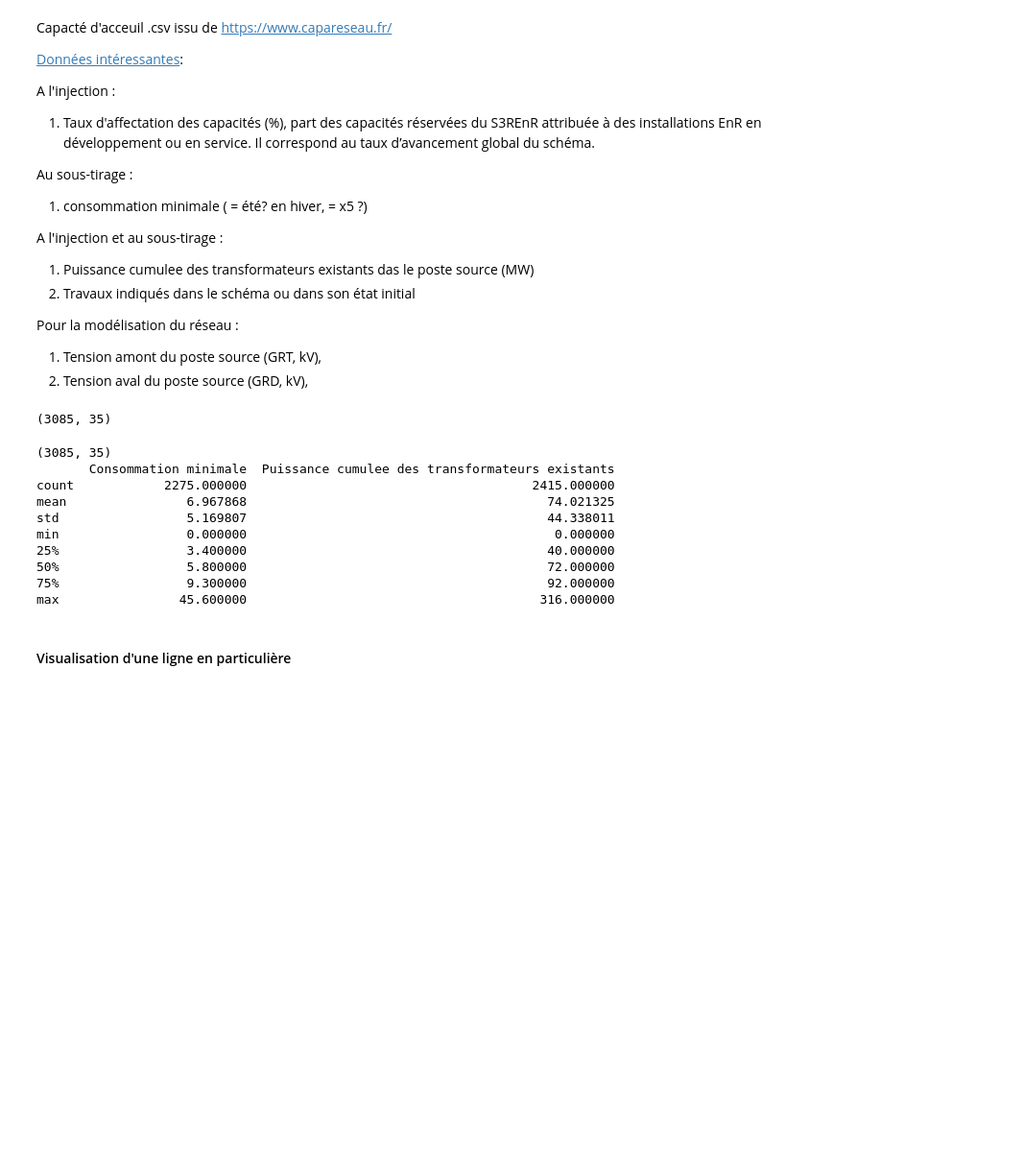
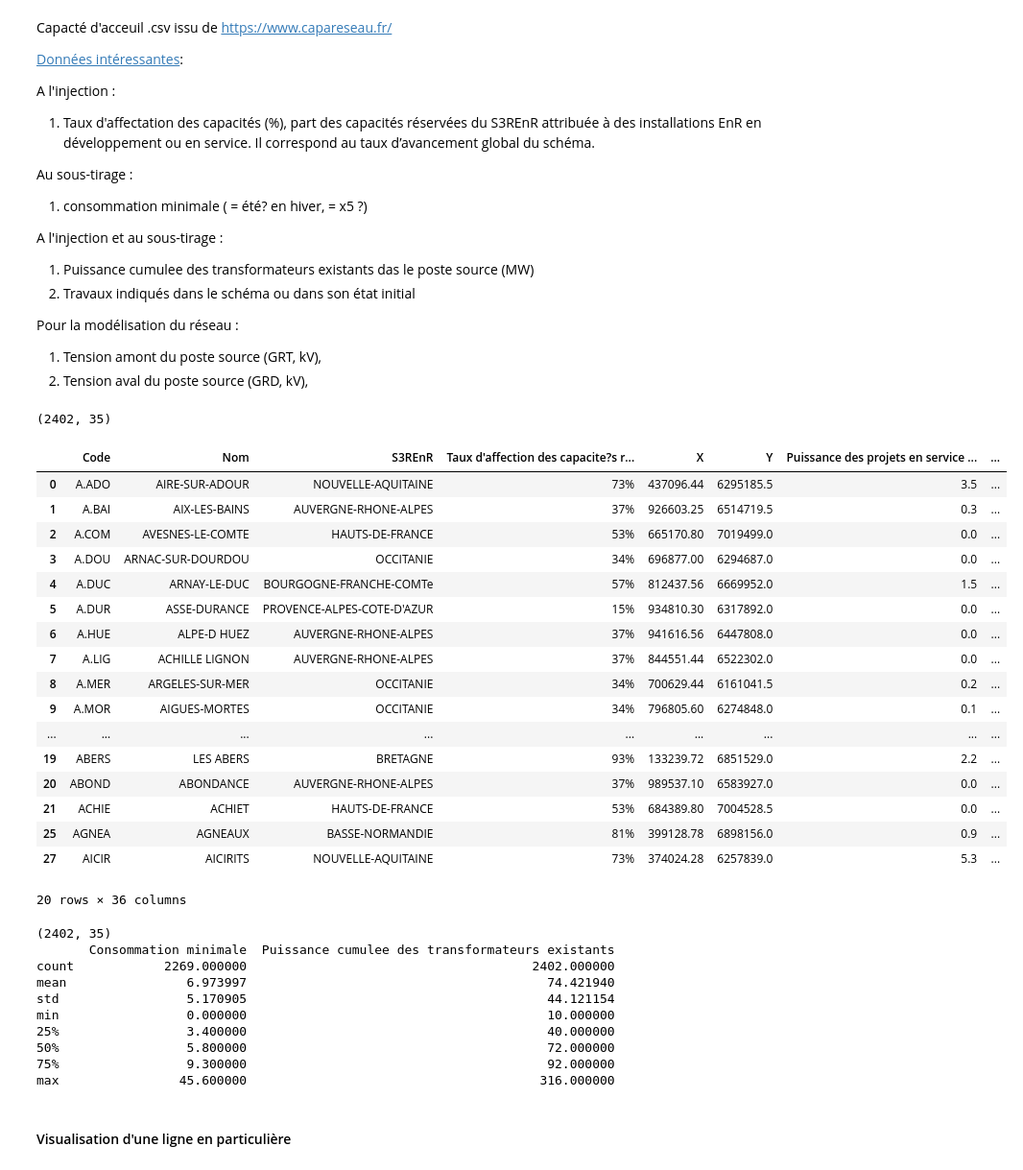
Before and after one commit to MattEclipse/congestion, a Jupyter notebook: notebooks/donnee_reseau.ipynb, the cells around one changed output. Shown at 96% size. Saved outputs shown, nothing was run; the diff lists cells and outputs as text; code cells hidden in the pictures; blank space fills up the shorter version.

```diff
--- a/notebooks/donnee_reseau.ipynb
+++ b/notebooks/donnee_reseau.ipynb
@@ -249,19 +249,40 @@ Pour la modélisation du réseau :
 path_capa = '/Users/matthiasmolenat/repos/congestion/data/CapacitesDAccueil.csv'
 df_capareseau = pd.read_csv(path_capa,delimiter=';')
 df_capareseau = df_capareseau[df_capareseau.columns[~df_capareseau.columns.str.endswith('.1')]]
+df_capareseau = df_capareseau[df_capareseau["Puissance cumulee des transformateurs existants"] > 0]
 df_capareseau.shape
 # %% [output]
-(3085, 35)
+(2402, 35)
+# %%
+df_capareseau.head(20)
+# %% [output]
+|  | Code | Nom | S3REnR | Taux d'affection des capacite?s r... | X | Y | Puissance des projets en service ... | ... |
+| 0 | A.ADO | AIRE-SUR-ADOUR | NOUVELLE-AQUITAINE | 73% | 437096.44 | 6295185.5 | 3.5 | ... |
+| 1 | A.BAI | AIX-LES-BAINS | AUVERGNE-RHONE-ALPES | 37% | 926603.25 | 6514719.5 | 0.3 | ... |
+| 2 | A.COM | AVESNES-LE-COMTE | HAUTS-DE-FRANCE | 53% | 665170.80 | 7019499.0 | 0.0 | ... |
+| 3 | A.DOU | ARNAC-SUR-DOURDOU | OCCITANIE | 34% | 696877.00 | 6294687.0 | 0.0 | ... |
+| 4 | A.DUC | ARNAY-LE-DUC | BOURGOGNE-FRANCHE-COMTe | 57% | 812437.56 | 6669952.0 | 1.5 | ... |
+| 5 | A.DUR | ASSE-DURANCE | PROVENCE-ALPES-COTE-D'AZUR | 15% | 934810.30 | 6317892.0 | 0.0 | ... |
+| 6 | A.HUE | ALPE-D HUEZ | AUVERGNE-RHONE-ALPES | 37% | 941616.56 | 6447808.0 | 0.0 | ... |
+| 7 | A.LIG | ACHILLE LIGNON | AUVERGNE-RHONE-ALPES | 37% | 844551.44 | 6522302.0 | 0.0 | ... |
+| 8 | A.MER | ARGELES-SUR-MER | OCCITANIE | 34% | 700629.44 | 6161041.5 | 0.2 | ... |
+| 9 | A.MOR | AIGUES-MORTES | OCCITANIE | 34% | 796805.60 | 6274848.0 | 0.1 | ... |
+| ... | ... | ... | ... | ... | ... | ... | ... | ... |
+| 19 | ABERS | LES ABERS | BRETAGNE | 93% | 133239.72 | 6851529.0 | 2.2 | ... |
+| 20 | ABOND | ABONDANCE | AUVERGNE-RHONE-ALPES | 37% | 989537.10 | 6583927.0 | 0.0 | ... |
+| 21 | ACHIE | ACHIET | HAUTS-DE-FRANCE | 53% | 684389.80 | 7004528.5 | 0.0 | ... |
+| 25 | AGNEA | AGNEAUX | BASSE-NORMANDIE | 81% | 399128.78 | 6898156.0 | 0.9 | ... |
+| 27 | AICIR | AICIRITS | NOUVELLE-AQUITAINE | 73% | 374024.28 | 6257839.0 | 5.3 | ... |
+20 rows × 36 columns
 # %%
-print(df_capareseau.shape)
 print(df_capareseau[["Taux d'affection des capacite?s re?serve?es","Quote-Part unitaire actualisee","Consommation minimale","Puissance cumulee des transformateurs existants"]].describe())
 # %% [output]
-(3085, 35)
+(2402, 35)
        Consommation minimale  Puissance cumulee des transformateurs existants
-count            2275.000000                                      2415.000000
-mean                6.967868                                        74.021325
-std                 5.169807                                        44.338011
-min                 0.000000                                         0.000000
+count            2269.000000                                      2402.000000
+mean                6.973997                                        74.421940
+std                 5.170905                                        44.121154
+min                 0.000000                                        10.000000
 25%                 3.400000                                        40.000000
 50%                 5.800000                                        72.000000
 75%                 9.300000                                        92.000000
```
Also changed, not shown: parts of 6 cells of this notebook.
